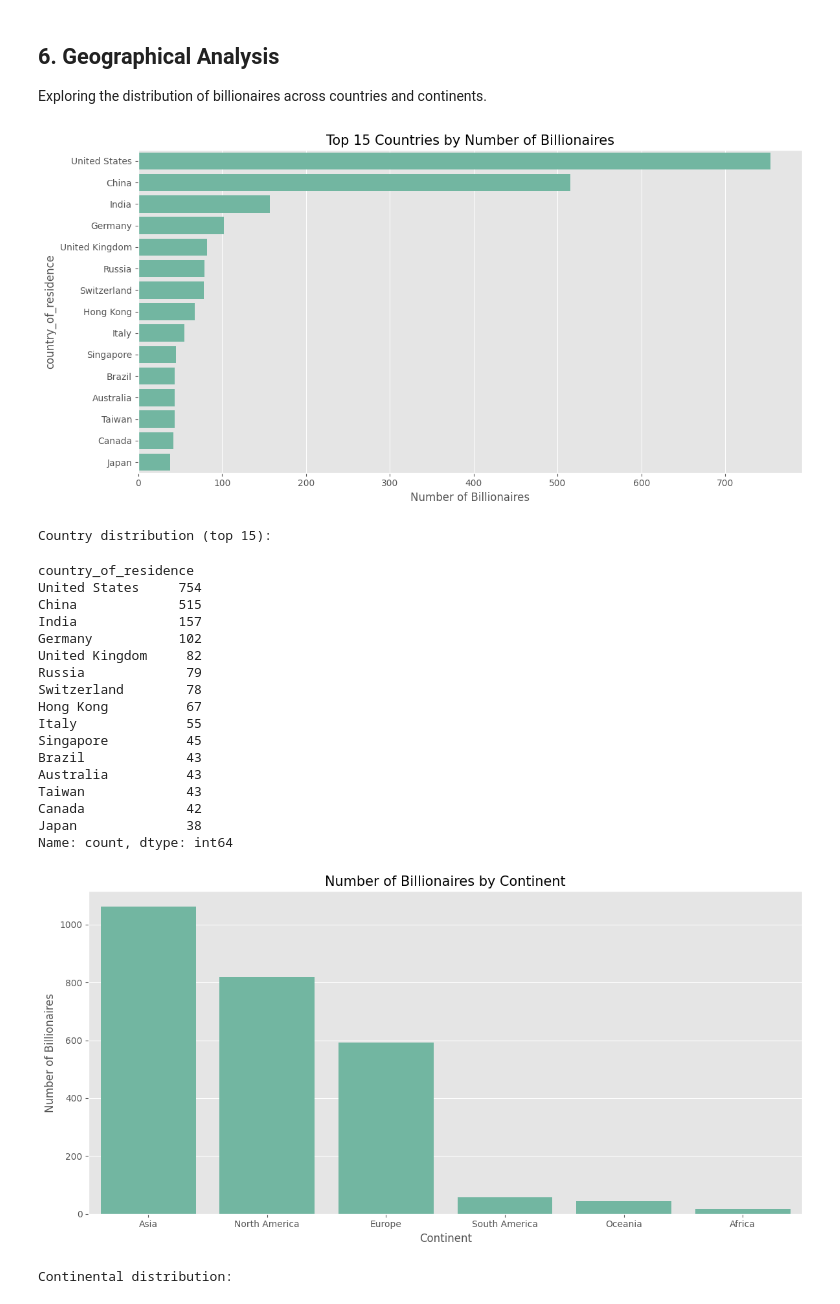
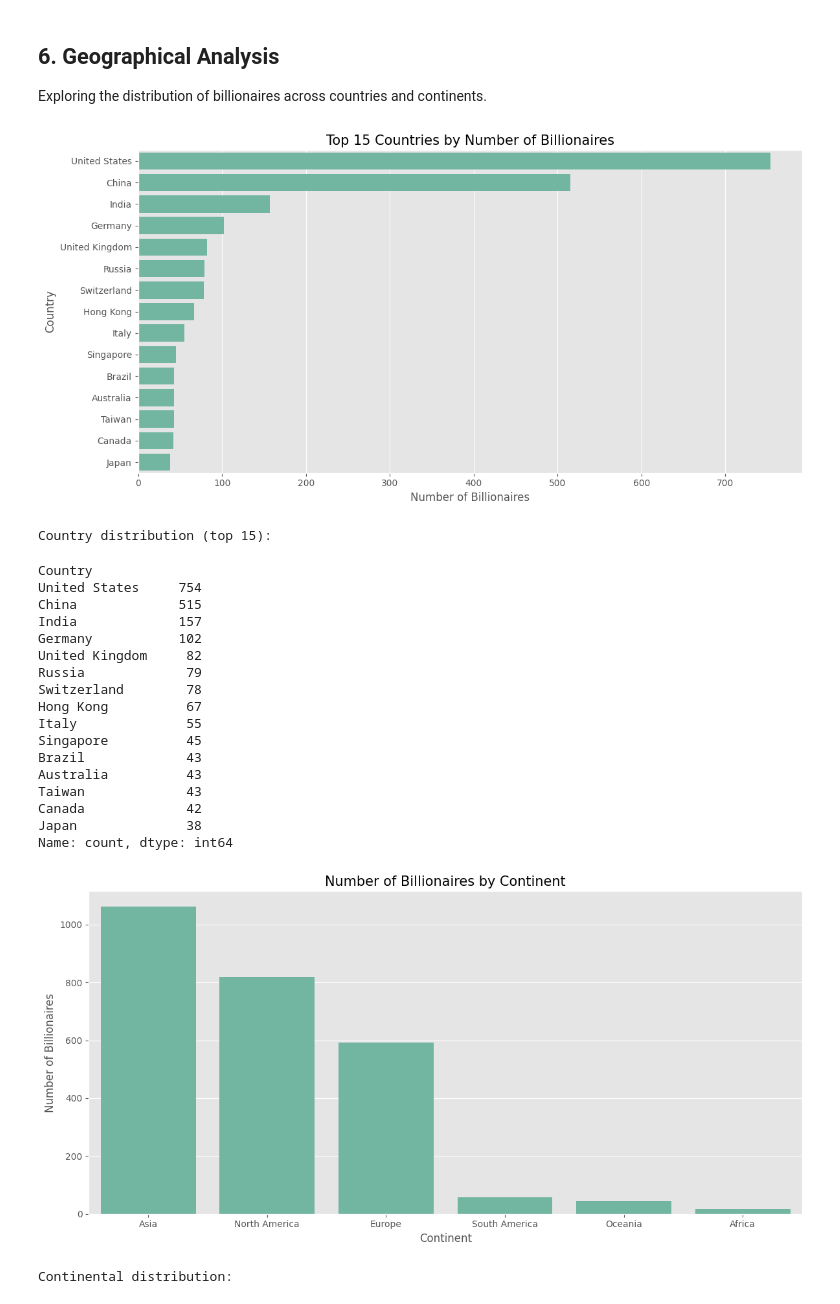
Before and after one commit to namdavid2904/billionaires-wealth-analysis, a Jupyter notebook: notebooks/01_data_exploration.ipynb, the cells around one changed output. Cells and saved outputs as stored; diff of their text form; code cells hidden in the pictures.

```diff
--- a/notebooks/01_data_exploration.ipynb
+++ b/notebooks/01_data_exploration.ipynb
@@ -213,32 +213,32 @@ Exploring the distribution of billionaires across countries and continents.
 # %%
 # Country distribution
 plt.figure(figsize=(12, 6))
-country_counts = df['country_of_residence'].value_counts().head(15)
+country_counts = df['country_of_residence'].value_counts().head(15).rename_axis('Country')
 sns.barplot(x=country_counts.values, y=country_counts.index)
 plt.title('Top 15 Countries by Number of Billionaires', fontsize=15)
 plt.xlabel('Number of Billionaires')
 plt.tight_layout()
 plt.show()
 
 print(f"\nCountry distribution (top 15):")
 display(country_counts)
 
 # Continental distribution
 plt.figure(figsize=(12, 6))
 continent_counts = df['continent'].value_counts()
 sns.barplot(x=continent_counts.index, y=continent_counts.values)
 plt.title('Number of Billionaires by Continent', fontsize=15)
 plt.xlabel('Continent')
 plt.ylabel('Number of Billionaires')
 plt.tight_layout()
 plt.show()
 
 print(f"\nContinental distribution:")
 display(continent_counts)
 # %% [output]
-[figure, old version]
+[figure, new version]
 Country distribution (top 15):
-country_of_residence
+Country
 United States     754
 China             515
 India             157
```
Also changed, not shown: parts of 2 cells of this notebook.
